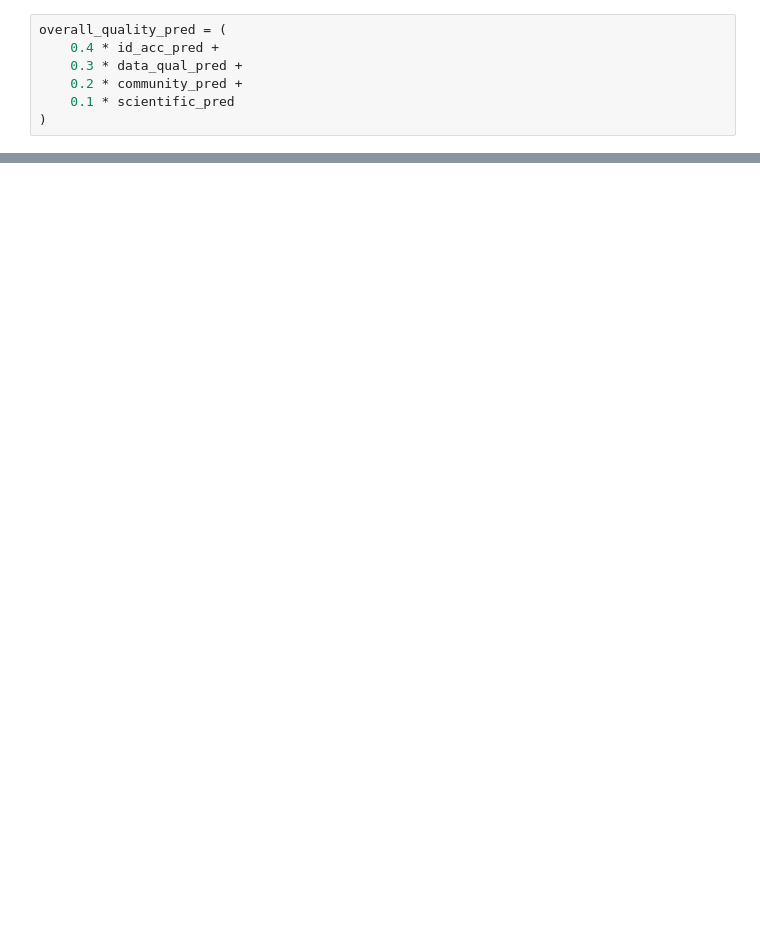
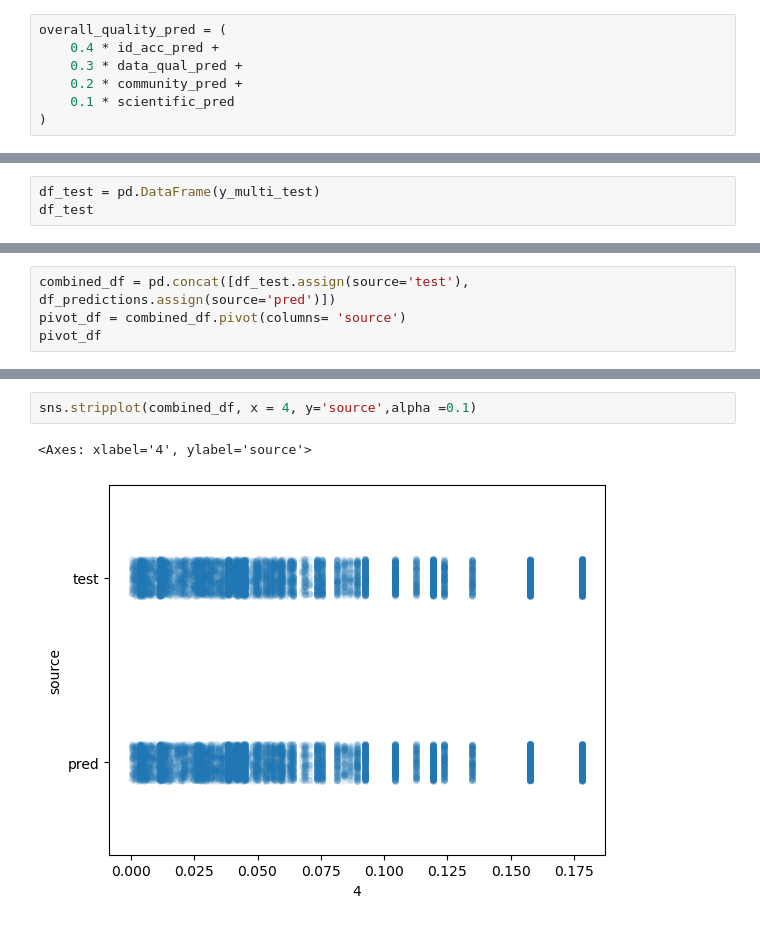
Before and after one commit to etiennegodin/CScorer, a Jupyter notebook: notebooks/eda/model_multi.ipynb, the cells around one changed output, grey strips where cells are left out. Cells and saved outputs as stored; diff of their text form; blank space fills up the shorter version.

```diff
--- a/notebooks/eda/model_multi.ipynb
+++ b/notebooks/eda/model_multi.ipynb
@@ -118 +119,4 @@ df_predictions
 8964 rows × 5 columns
+# %%
+df_test = pd.DataFrame(y_multi_test)
+df_test
@@ -118,0 +137,4 @@ df_predictions
+# %%
+combined_df = pd.concat([df_test.assign(source='test'), df_predictions.assign(source='pred')])
+pivot_df = combined_df.pivot(columns= 'source')
+pivot_df
@@ -118,0 +156,5 @@ df_predictions
+# %%
+sns.stripplot(combined_df, x = 4, y='source',alpha =0.1)
+# %% [output]
+<Axes: xlabel='4', ylabel='source'>
+[figure, added]
```
Also changed, not shown: parts of 7 cells of this notebook.
